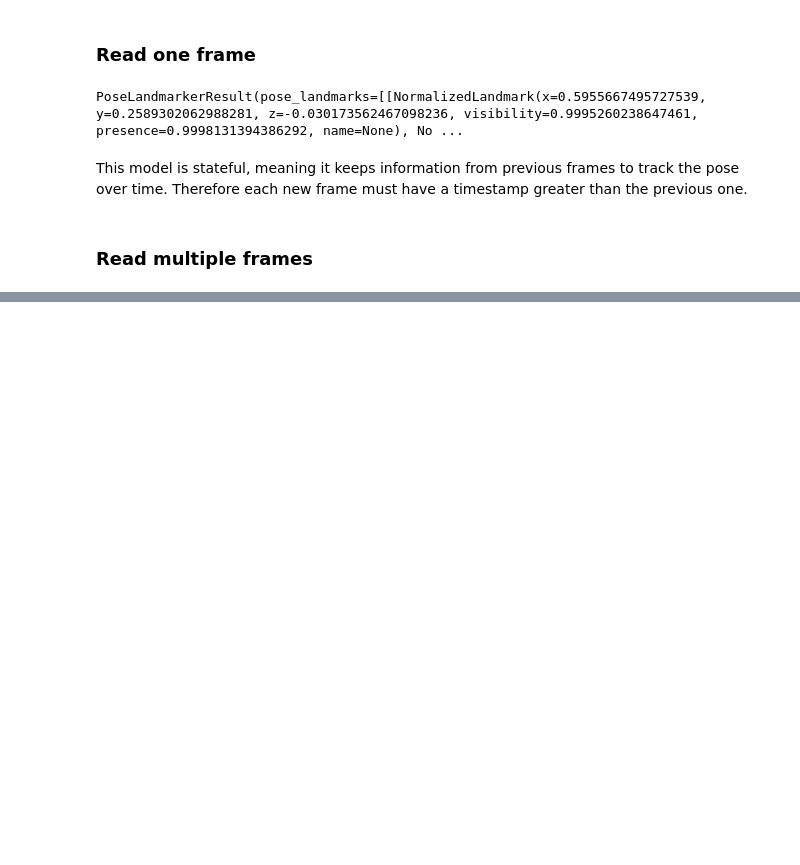
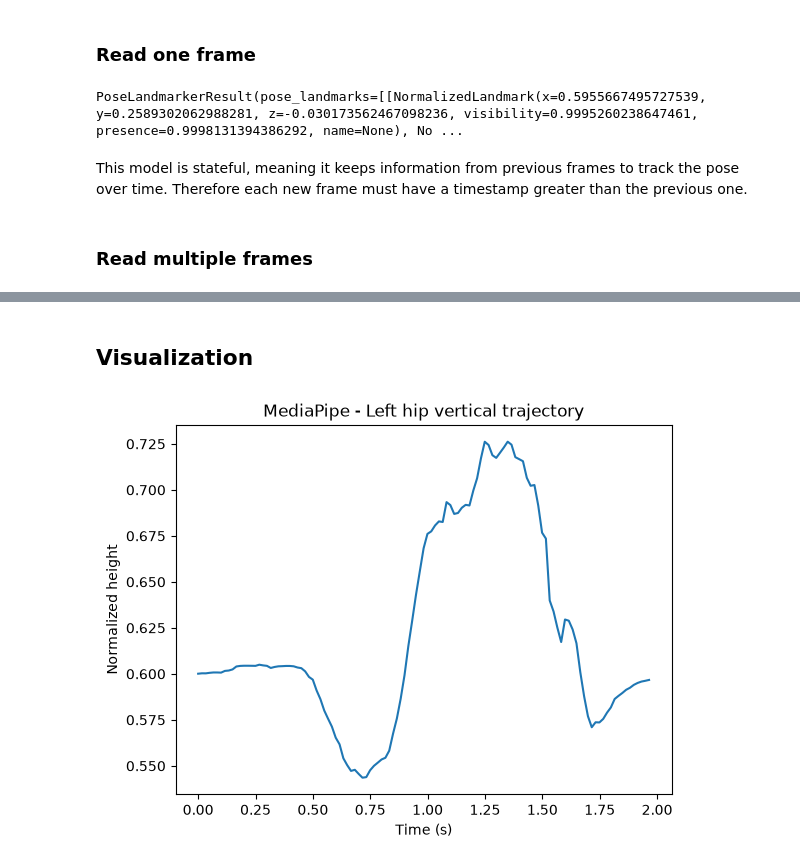
Before and after one commit to EstebanHuriot/BackflipAnalysis, a Jupyter notebook: computer_vision/mediapipe.ipynb, the cells around one changed output, grey strips where cells are left out. Drawn from its saved outputs; the diff is of its cells as text; code cells hidden in the pictures; blank space fills up the shorter version.

```diff
--- a/computer_vision/mediapipe.ipynb
+++ b/computer_vision/mediapipe.ipynb
@@ -83,0 +160,14 @@ SyntaxError: incomplete input (212619662.py, line 16)
+# %% [markdown]
+## Visualization
+# %%
+hip = df_mp[df_mp["keypoint"] == "left_hip"]
+
+plt.plot(hip["time"],1 - hip["y"])
+
+plt.xlabel("Time (s)")
+plt.ylabel("Normalized height")
+plt.title("MediaPipe - Left hip vertical trajectory")
+
+plt.show()
+# %% [output]
+[figure, added]
```
Also changed, not shown: parts of 3 cells of this notebook, 2 other files.
